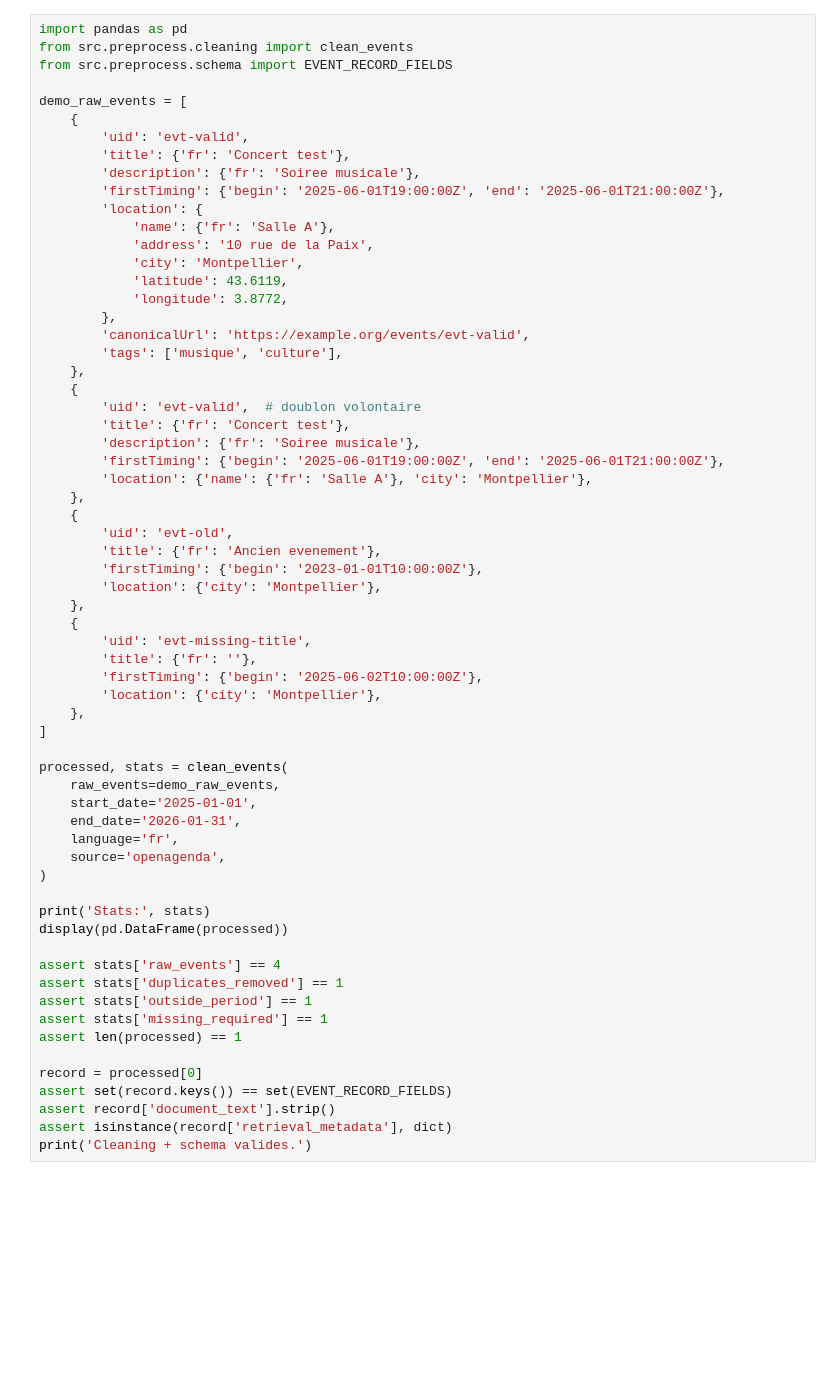
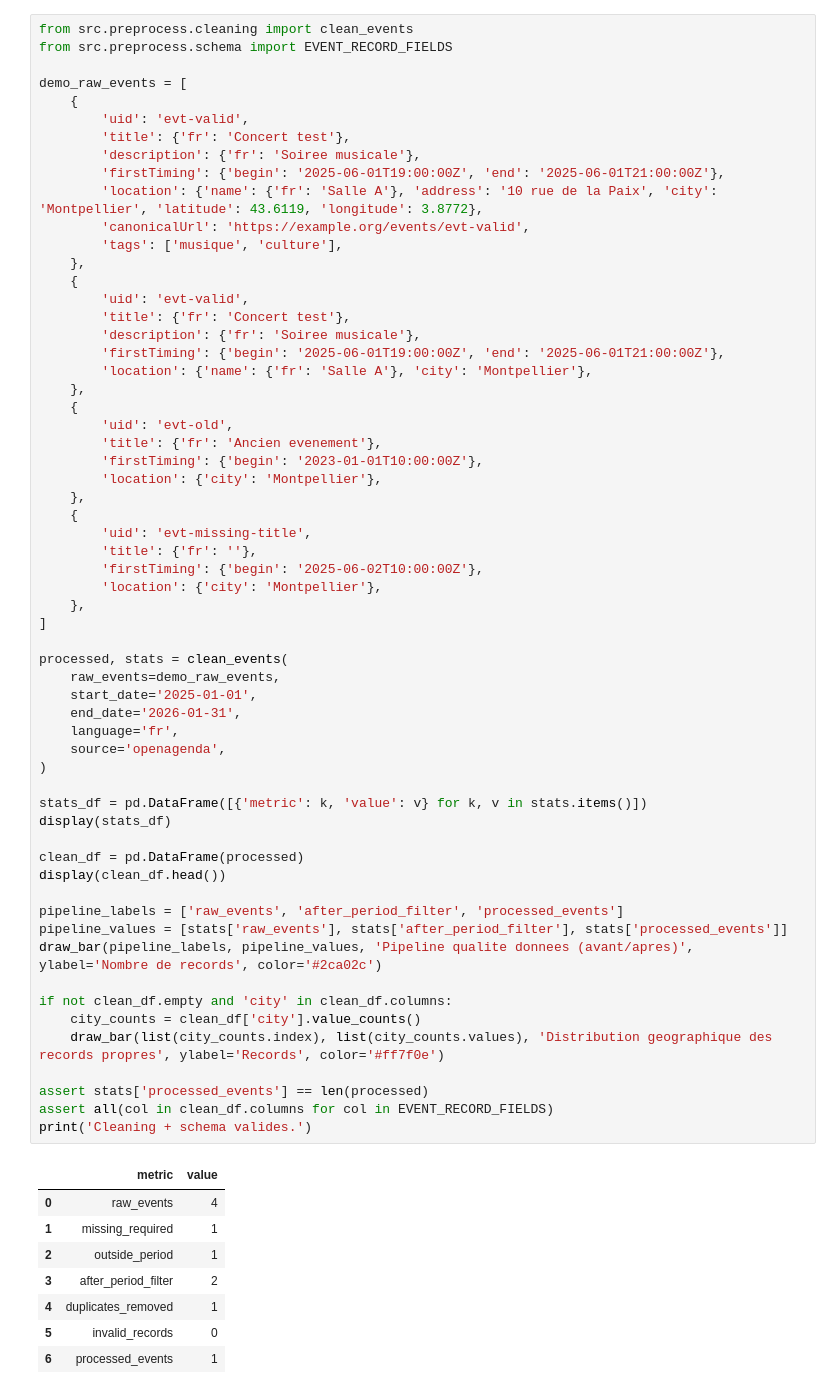
Before and after one commit to stephmnt/RAG-recommandations-culturelles, a Jupyter notebook: notebooks/validation_etapes_1_2.ipynb, the cells around one changed output. Drawn from its saved outputs; the diff is of its cells as text; blank space fills up the shorter version.

```diff
--- a/notebooks/validation_etapes_1_2.ipynb
+++ b/notebooks/validation_etapes_1_2.ipynb
@@ -190,5 +274,4 @@ On valide les regles de filtrage, deduplication, schema et document_text.
 # %%
-import pandas as pd
 from src.preprocess.cleaning import clean_events
 from src.preprocess.schema import EVENT_RECORD_FIELDS
 
@@ -198,57 +281,62 @@ demo_raw_events = [
         'title': {'fr': 'Concert test'},
         'description': {'fr': 'Soiree musicale'},
         'firstTiming': {'begin': '2025-06-01T19:00:00Z', 'end': '2025-06-01T21:00:00Z'},
-        'location': {
-            'name': {'fr': 'Salle A'},
-            'address': '10 rue de la Paix',
-            'city': 'Montpellier',
-            'latitude': 43.6119,
-            'longitude': 3.8772,
-        },
+        'location': {'name': {'fr': 'Salle A'}, 'address': '10 rue de la Paix', 'city': 'Montpellier', 'latitude': 43.6119, 'longitude': 3.8772},
         'canonicalUrl': 'https://example.org/events/evt-valid',
         'tags': ['musique', 'culture'],
     },
     {
-        'uid': 'evt-valid',  # doublon volontaire
+        'uid': 'evt-valid',
         'title': {'fr': 'Concert test'},
         'description': {'fr': 'Soiree musicale'},
         'firstTiming': {'begin': '2025-06-01T19:00:00Z', 'end': '2025-06-01T21:00:00Z'},
         'location': {'name': {'fr': 'Salle A'}, 'city': 'Montpellier'},
     },
     {
         'uid': 'evt-old',
         'title': {'fr': 'Ancien evenement'},
         'firstTiming': {'begin': '2023-01-01T10:00:00Z'},
         'location': {'city': 'Montpellier'},
     },
     {
         'uid': 'evt-missing-title',
         'title': {'fr': ''},
         'firstTiming': {'begin': '2025-06-02T10:00:00Z'},
         'location': {'city': 'Montpellier'},
     },
 ]
 
 processed, stats = clean_events(
     raw_events=demo_raw_events,
     start_date='2025-01-01',
     end_date='2026-01-31',
     language='fr',
     source='openagenda',
 )
 
-print('Stats:', stats)
-display(pd.DataFrame(processed))
+stats_df = pd.DataFrame([{'metric': k, 'value': v} for k, v in stats.items()])
+display(stats_df)
 
-assert stats['raw_events'] == 4
-assert stats['duplicates_removed'] == 1
-assert stats['outside_period'] == 1
-assert stats['missing_required'] == 1
-assert len(processed) == 1
+clean_df = pd.DataFrame(processed)
+display(clean_df.head())
 
-record = processed[0]
-assert set(record.keys()) == set(EVENT_RECORD_FIELDS)
-assert record['document_text'].strip()
-assert isinstance(record['retrieval_metadata'], dict)
+pipeline_labels = ['raw_events', 'after_period_filter', 'processed_events']
+pipeline_values = [stats['raw_events'], stats['after_period_filter'], stats['processed_events']]
+draw_bar(pipeline_labels, pipeline_values, 'Pipeline qualite donnees (avant/apres)', ylabel='Nombre de records', color='#2ca02c')
+
+if not clean_df.empty and 'city' in clean_df.columns:
+    city_counts = clean_df['city'].value_counts()
+    draw_bar(list(city_counts.index), list(city_counts.values), 'Distribution geographique des records propres', ylabel='Records', color='#ff7f0e')
+
+assert stats['processed_events'] == len(processed)
+assert all(col in clean_df.columns for col in EVENT_RECORD_FIELDS)
 print('Cleaning + schema valides.')
 # %% [output]
+|  | metric | value |
+| 0 | raw_events | 4 |
+| 1 | missing_required | 1 |
+| 2 | outside_period | 1 |
+| 3 | after_period_filter | 2 |
+| 4 | duplicates_removed | 1 |
+| 5 | invalid_records | 0 |
+| 6 | processed_events | 1 |
```
Also changed, not shown: parts of 25 cells of this notebook, 15 other files.
